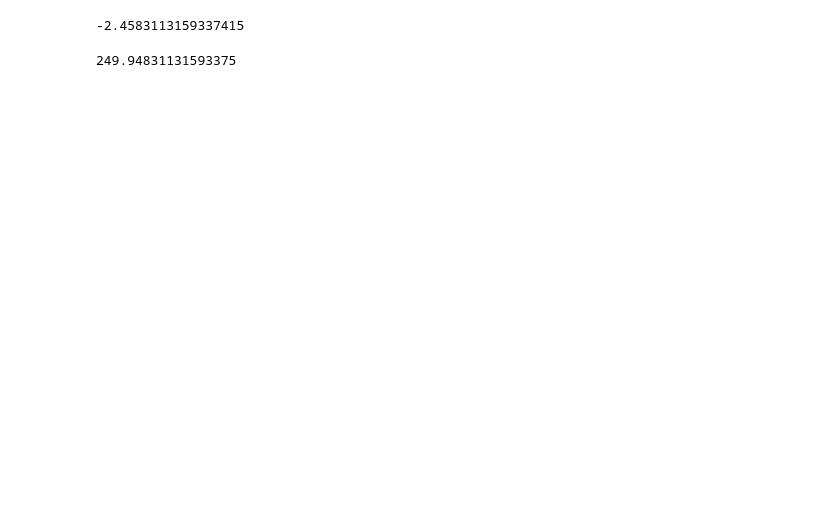
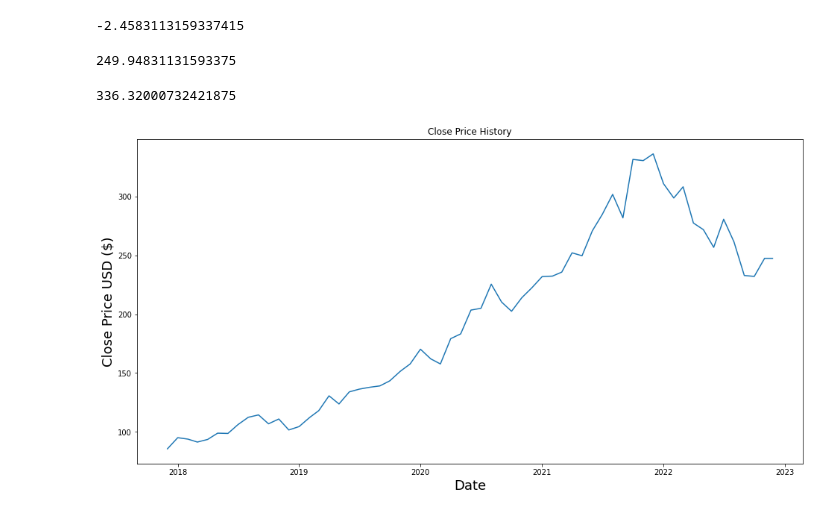
Before and after one commit to Ez3pisces/EDWARD, a Jupyter notebook: notebook_dashboard.ipynb, the cells around one changed output. Cells and saved outputs as stored; diff of their text form; code cells hidden in the pictures; blank space fills up the shorter version.

```diff
--- a/notebook_dashboard.ipynb
+++ b/notebook_dashboard.ipynb
@@ -47,7 +48,7 @@ liquid: float
 """
 
 class Edward_Dashboard:
-    def __init__(self, ticker: str, final_time: str, r_tol: float = 0.00, cap: float = 10000, shares: float = 10):
+    def __init__(self, ticker: str, final_time: str, expected_perf: float, r_tol: float = 0.00, cap: float = 10000, shares: float = 10):
         assert (1 <= len(ticker) <= 5),  'ticker symbol must have between one and five characters'
         assert r_tol >= 0, 'risk tolerance cannot be less than 0.00%'
         assert cap >= 10000,  'user must have at least $10,000 in capital'
@@ -60,6 +61,7 @@ class Edward_Dashboard:
         s = float(self.ticker['regularMarketPrice'])
         assert s >= 0.00,  'stock price cannot be less than $0.00, cannot use this stock'
         self.spot_price = s
+        self.performance = expected_perf
 
         # intial time(not user inputted )
         current_date = datetime.now()
@@ -159,6 +161,18 @@ class Edward_Dashboard:
         cov =log_returns.cov()
         var =log_returns["^GSPC"].var()
         return cov.loc[self.ticker_symbol,'^GSPC']/var
+    def historical_closing_graph(self):
+        end = dt.datetime.now()
+        start = dt.date(end.year -5,end.month,end.day)
+        ticker = self.ticker_symbol
+        data = pdr.get_data_yahoo(ticker, start, end, interval = "m")
+        print(max(data['Close']))
+        plt.figure(figsize=(16,8))
+        plt.title('Close Price History')
+        plt.plot(data['Close'])
+        plt.xlabel('Date',fontsize = 18)
+        plt.ylabel('Close Price USD ($)',fontsize = 18)
+        plt.show()
 
 
 
@@ -180,7 +194,7 @@ class Edward_Dashboard:
     def portfolio(self): # construct an ideal portfolio, containing the user's existing
         # position in the underlying equity and n futures contracts
         data = [("stock", self.shares / self.spot_price, "$" + str(self.shares)),
-                    ("futures", self.Ideal_contractNum(), "$" + str(self.Ideal_contractNum() * self.pricing(self.year_time,self.spot_price)))]
+    ("futures", self.Ideal_contractNum(), "$" + str(self.Ideal_contractNum() * self.pricing(self.year_time,self.spot_price)))]
 
         portfolio = pd.DataFrame(data, columns = ["Instrument", " Qty", "Value"])
 
@@ -190,16 +204,21 @@ class Edward_Dashboard:
         return float(self.spot_price - self.pricing(self.year_time,self.spot_price))
 
     def metrics(self): # calculate performance & risk metric of portfolio
-        """"
-            add implementation
-        """
-        pass;
+        sharpe = self.expected_return() * (self.performance - self.benchmark_rate()) / np.std(self.get_historical_data()['Close'])
+        alpha = self.performance - self.expected_return()
+        risk = np.std(self.get_historical_data()['Close']) ** 2
+        risk_difference = risk - self.risk_tolerance
 
+        data = [("sharpe", sharpe), ("alpha", alpha), ("risk", risk), ("risk differential", risk_difference)]
+
+        metrics = pd.DataFrame(data, columns=["Metric", "Value"])
+
+        return metrics
     def _str_(self):
         return f"risk-free-rate{self.risk_free_rate()}, benchmark rate {self.benchmark_rate()}, pricing {self.pricing(self.year_time,self.spot_price)}, beta {self.beta()}, expect_return {self.expected_return()}, number of future contracts (100 share per contract) {self.n()}, protfolio {self.portfolio()}, basis risk {self.basis_risk()}, metrics {self.metrics()}"
         pass
 # %%
-msft= Edward_Dashboard("msft","2022-11-30",r_tol = .05)
+msft= Edward_Dashboard("msft","2022-11-30",.05,r_tol = .05)
 # %% [output]
 3 days, 0:00:00
 # %%
@@ -256,3 +275,8 @@ msft.basis_risk()
 msft.pricing(msft.year_time,msft.spot_price)
 # %% [output]
 249.94831131593375
+# %%
+msft.historical_closing_graph()
+# %% [output]
+336.32000732421875
+[figure, added]
```
Also changed, not shown: parts of 5 cells of this notebook, 1 other file.
